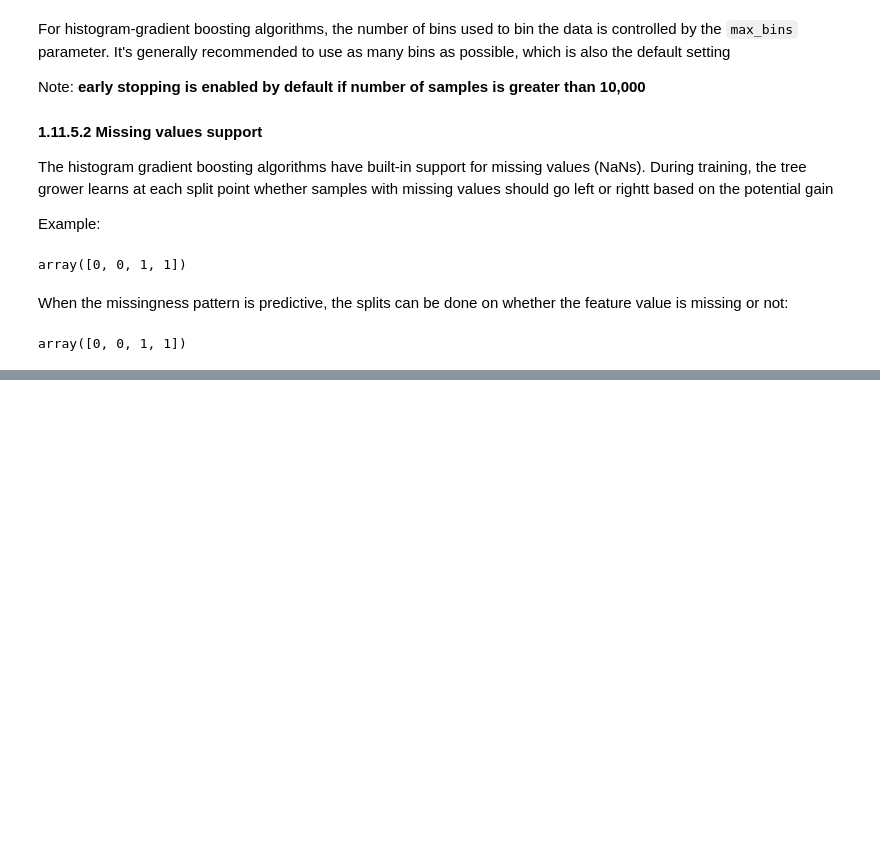
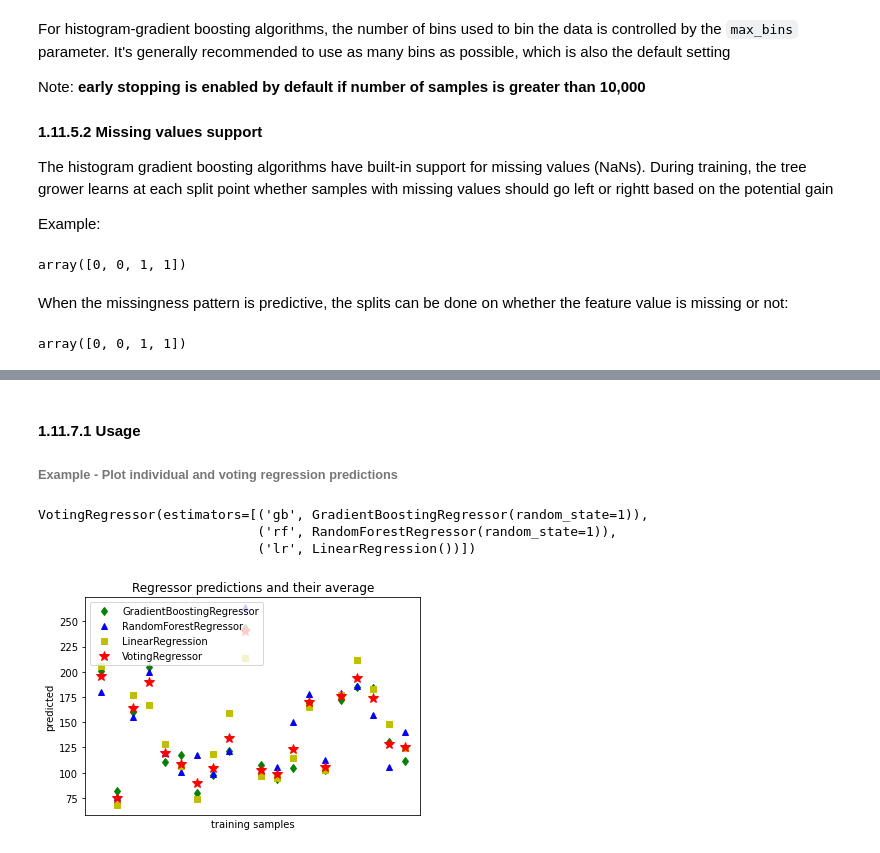
Before and after one commit to sfreagin/sklearn_notes, a Jupyter notebook: 1.11a_ensemble_methods.ipynb, the cells around one changed output, grey strips where cells are left out. Cells and saved outputs as stored; diff of their text form; code cells hidden in the pictures; blank space fills up the shorter version.

```diff
--- a/1.11a_ensemble_methods.ipynb
+++ b/1.11a_ensemble_methods.ipynb
@@ -62,0 +339,4 @@ array([0, 0, 1, 1])
+# %% [markdown]
+#### 1.11.7.1 Usage
+
+###### Example - Plot individual and voting regression predictions
@@ -62,0 +350,41 @@ array([0, 0, 1, 1])
+# %%
+X, y = load_diabetes(return_X_y=True)
+# %%
+reg1 = GradientBoostingRegressor(random_state=1)
+reg2 = RandomForestRegressor(random_state=1)
+reg3 = LinearRegression()
+
+reg1.fit(X,y)
+reg2.fit(X,y)
+reg3.fit(X,y)
+
+ereg = VotingRegressor(estimators=[('gb', reg1), ('rf', reg2), ('lr', reg3)])
+ereg.fit(X,y)
+# %% [output]
+VotingRegressor(estimators=[('gb', GradientBoostingRegressor(random_state=1)),
+                            ('rf', RandomForestRegressor(random_state=1)),
+                            ('lr', LinearRegression())])
+# %%
+xt = X[:20]
+
+pred1 = reg1.predict(xt)
+pred2 = reg2.predict(xt)
+pred3 = reg3.predict(xt)
+pred4 = ereg.predict(xt)
+# %%
+#COPYPASTA
+plt.figure()
+plt.plot(pred1, "gd", label="GradientBoostingRegressor")
+plt.plot(pred2, "b^", label="RandomForestRegressor")
+plt.plot(pred3, "ys", label="LinearRegression")
+plt.plot(pred4, "r*", ms=10, label="VotingRegressor")
+
+plt.tick_params(axis="x", which="both", bottom=False, top=False, labelbottom=False)
+plt.ylabel("predicted")
+plt.xlabel("training samples")
+plt.legend(loc="best")
+plt.title("Regressor predictions and their average")
+
+plt.show()
+# %% [output]
+[figure, added]
```
Also changed, not shown: parts of 44 cells of this notebook, 1 other file.
